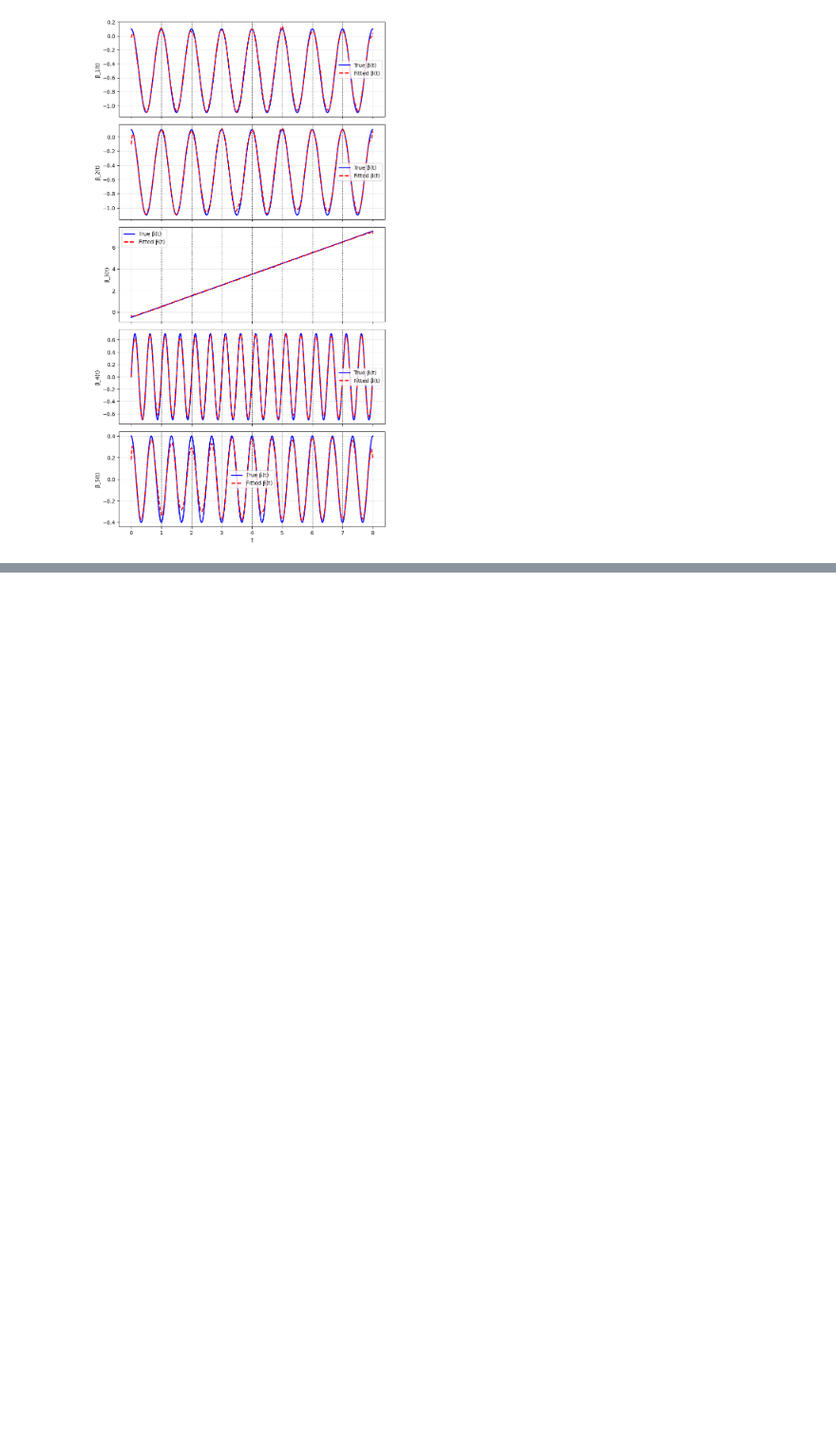
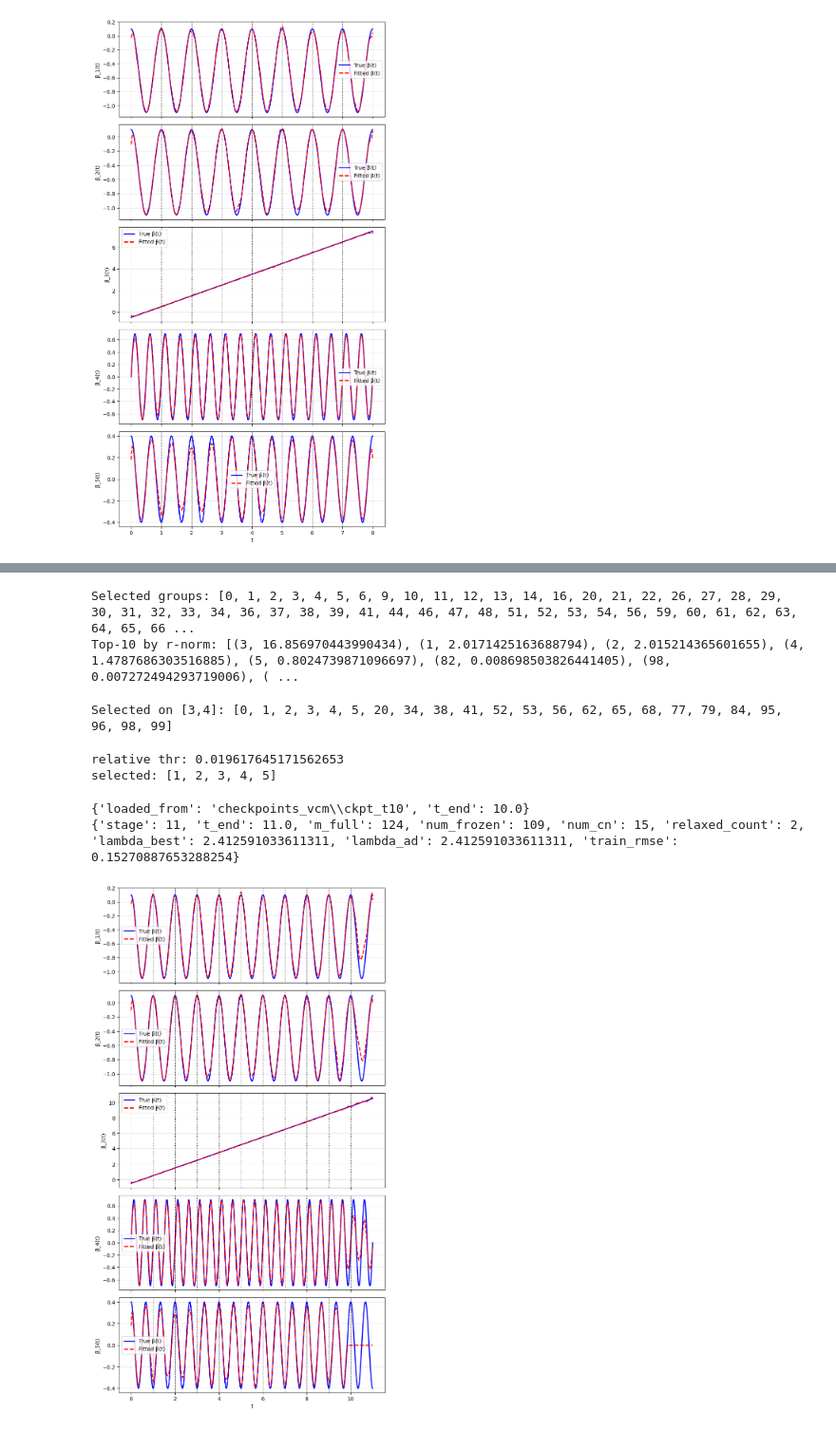
Before and after one commit to nidhogghs/spline, a Jupyter notebook: 2.ipynb, the cells around one changed output, grey strips where cells are left out. Shown at 95% size. Cells and saved outputs as stored; diff of their text form; code cells hidden in the pictures; blank space fills up the shorter version.

```diff
--- a/2.ipynb
+++ b/2.ipynb
@@ -954,0 +1053,58 @@ plot_beta(
+# %%
+selected, r = select_groups_by_Rnorm(trainer, tol=1e-6)
+print("Selected groups:", selected[:50])
+print("Top-10 by r-norm:", sorted([(p, r[p]) for p in selected], key=lambda x: x[1], reverse=True)[:10])
+# %% [output]
+Selected groups: [0, 1, 2, 3, 4, 5, 6, 9, 10, 11, 12, 13, 14, 16, 20, 21, 22, 26, 27, 28, 29, 30, 31, 32, 33, 34, 36, 37, 38, 39, 41, 44, 46, 47, 48, 51, 52, 53, 54, 56, 59, 60, 61, 62, 63, 64, 65, 66 ...
+Top-10 by r-norm: [(3, 16.856970443990434), (1, 2.0171425163688794), (2, 2.015214365601655), (4, 1.4787686303516885), (5, 0.8024739871096697), (82, 0.008698503826441405), (98, 0.007272494293719006), ( ...
+# %%
+sel_last, r_last = select_groups_by_Rnorm_interval(trainer, (3.0, 4.0), tol=1e-6)
+print("Selected on [3,4]:", sel_last[:50])
+# %% [output]
+Selected on [3,4]: [0, 1, 2, 3, 4, 5, 20, 34, 38, 41, 52, 53, 56, 62, 65, 68, 77, 79, 84, 95, 96, 98, 99]
+# %%
+def select_groups_relative(r, rel=1e-3):
+    # select those with r_p >= rel * max(r)
+    thr = rel * float(np.max(r))
+    sel = np.where(r >= thr)[0].tolist()
+    return sel, thr
+
+sel, r = select_groups_by_Rnorm_interval(trainer, (0.0, trainer.t_end), tol=0.0)
+sel_rel, thr = select_groups_relative(r, rel=1e-3)
+print("relative thr:", thr)
+print("selected:", sel_rel)
+# %% [output]
+relative thr: 0.019617645171562653
+selected: [1, 2, 3, 4, 5]
+# %%
+trainer, history = run_or_resume_incremental(
+    checkpoint_dir="checkpoints_vcm",
+    t_final=11,
+    n_per_segment=400,
+    P=P,
+    signal_idx=signal_idx,
+    beta_funcs=beta_funcs,
+    sigma=sigma,
+    k=3,
+    n_inner_per_unit=10,
+    seed_data=0,
+    seed_cv=2025,
+    use_1se=True,
+    r_relax=2,
+    use_adaptive_cn=True,
+)
+
+for h in history:
+    print(h)
+# %% [output]
+{'loaded_from': 'checkpoints_vcm\\ckpt_t10', 't_end': 10.0}
+{'stage': 11, 't_end': 11.0, 'm_full': 124, 'num_frozen': 109, 'num_cn': 15, 'relaxed_count': 2, 'lambda_best': 2.412591033611311, 'lambda_ad': 2.412591033611311, 'train_rmse': 0.15270887653288254}
+# %%
+plot_beta(
+    trainer,
+    beta_funcs=beta_funcs,
+    signal_idx=signal_idx,
+    t_range=(0,11),
+)
+# %% [output]
+[figure, added]
```
Also changed, not shown: parts of 8 cells of this notebook, 6 other files.
